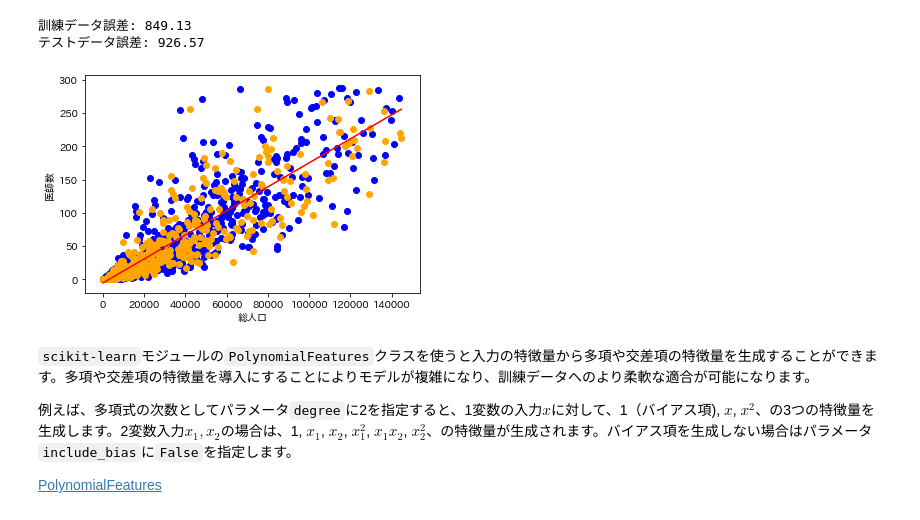
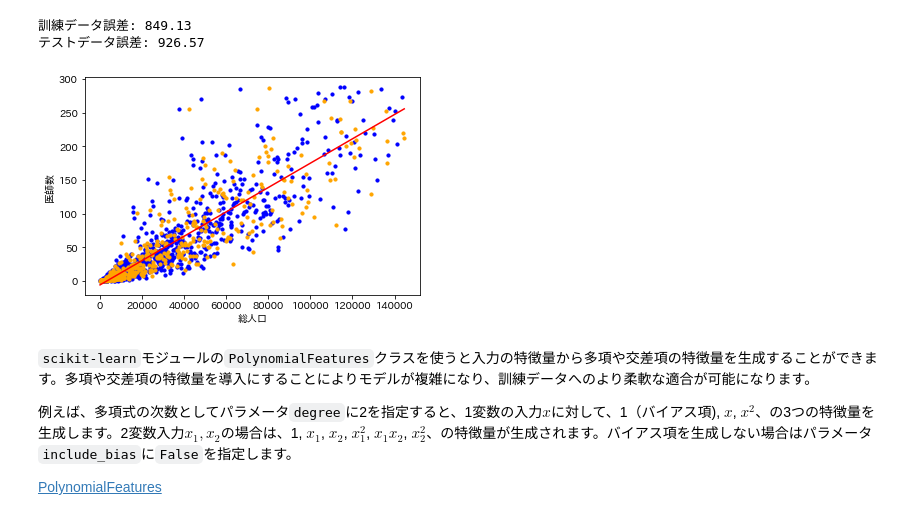
Before and after one commit to UTDataMining/2022A, a Jupyter notebook: lab8/linearregression.ipynb, the cells around one changed output. Cells and saved outputs as stored; diff of their text form; code cells hidden in the pictures.

```diff
--- a/lab8/linearregression.ipynb
+++ b/lab8/linearregression.ipynb
@@ -123,14 +156,14 @@ print('テストデータ誤差:', '{:.2f}'.format(test_loss))
 # %%
 X_point=np.arange(np.min(X), np.max(X), 100).reshape(-1,1)
 y_point=model.predict(X_point)
 plt.plot(X_point, y_point, color='red')
 plt.xlabel('総人口')
 plt.ylabel('医師数')
-plt.scatter(X_train, y_train, color='blue') # 訓練データ
-plt.scatter(X_test, y_test, color='orange') # テストデータ
+plt.scatter(X_train, y_train, color='blue', s=10) # 訓練データ
+plt.scatter(X_test, y_test, color='orange', s=10) # テストデータ
 plt.show()
 # %% [output]
-[figure, old version]
+[figure, new version]
 # %% [markdown]
 `scikit-learn`モジュールの`PolynomialFeatures`クラスを使うと入力の特徴量から多項や交差項の特徴量を生成することができます。多項や交差項の特徴量を導入にすることによりモデルが複雑になり、訓練データへのより柔軟な適合が可能になります。
 
```
Also changed, not shown: parts of 10 cells of this notebook.
